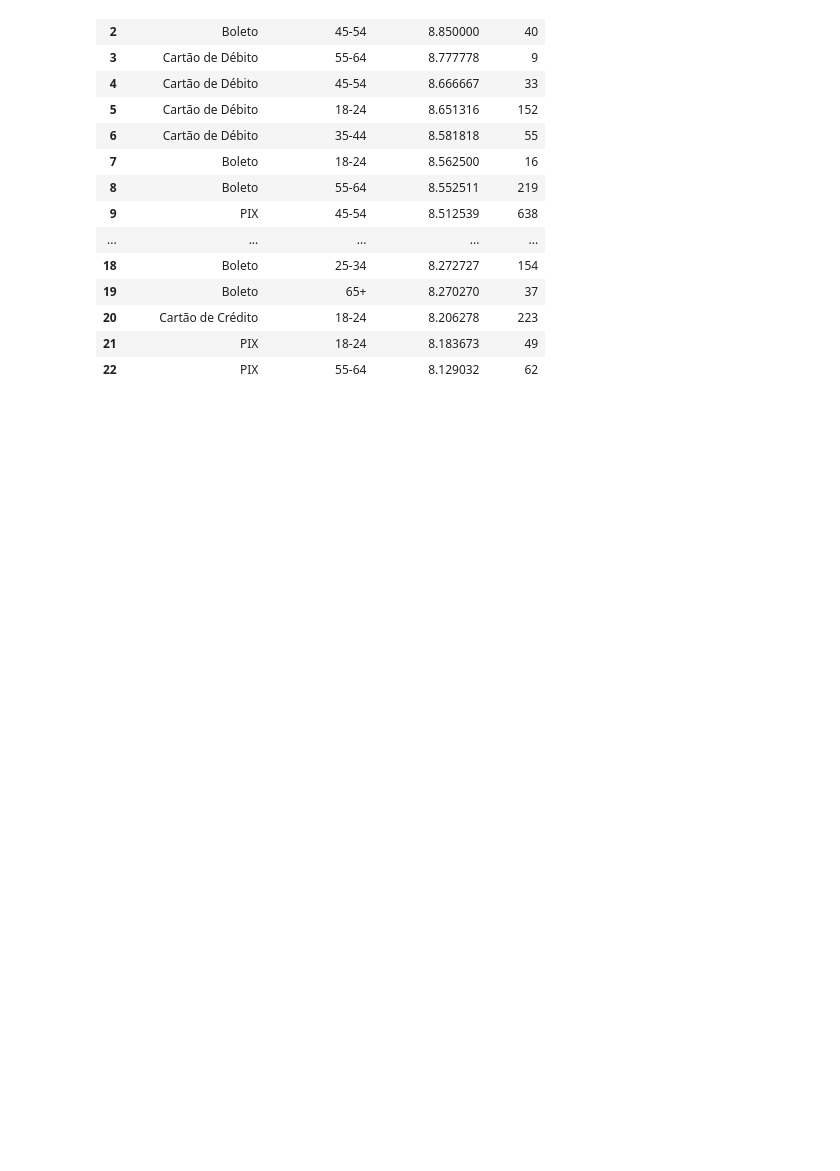
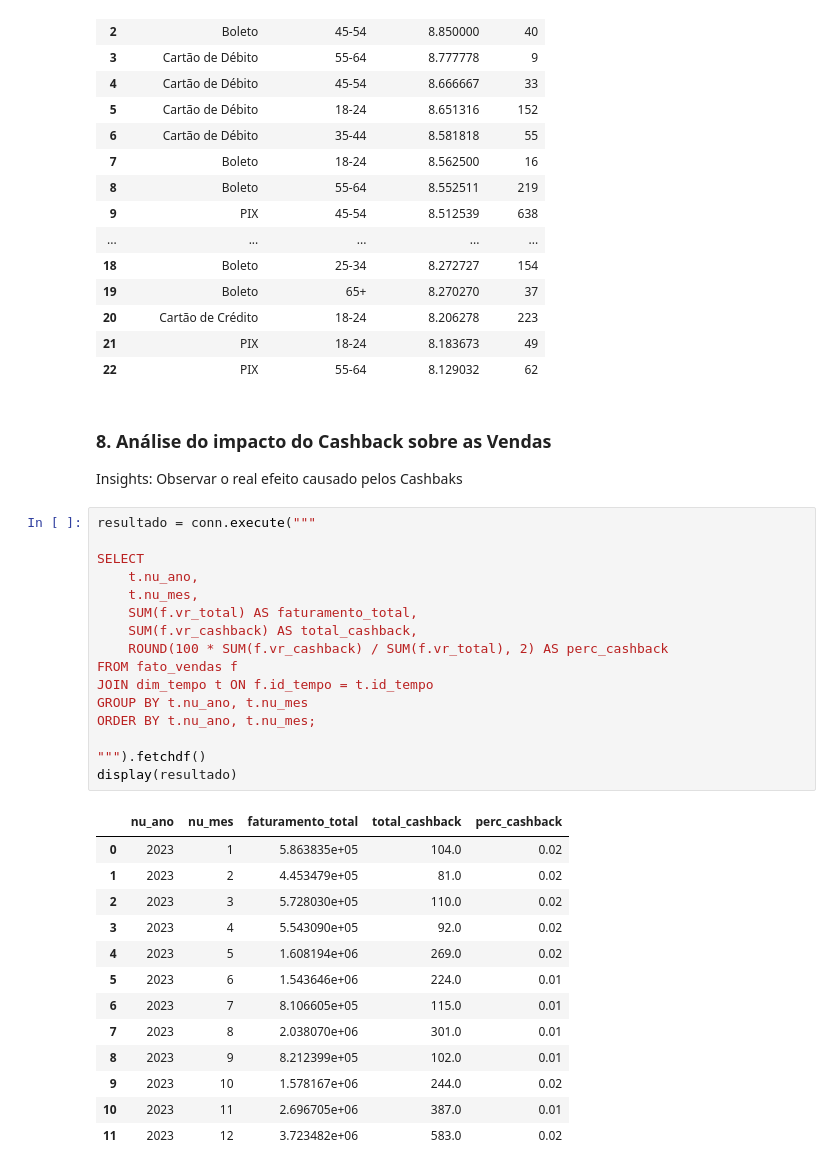
Before and after one commit to ingridalvesz/Insight-Customer-Sales, a Jupyter notebook: notebooks/data_analysis_sql.ipynb, the cells around one changed output. Drawn from its saved outputs; the diff is of its cells as text; blank space fills up the shorter version.

```diff
--- a/notebooks/data_analysis_sql.ipynb
+++ b/notebooks/data_analysis_sql.ipynb
@@ -320,3 +320,37 @@ display(resultado)
 | 20 | Cartão de Crédito | 18-24 | 8.206278 | 223 |
 | 21 | PIX | 18-24 | 8.183673 | 49 |
 | 22 | PIX | 55-64 | 8.129032 | 62 |
+# %% [markdown]
+### 8. Análise do impacto do Cashback sobre as Vendas
+
+Insights: Observar o real efeito causado pelos Cashbaks
+# %%
+resultado = conn.execute("""
+
+SELECT
+    t.nu_ano,
+    t.nu_mes,
+    SUM(f.vr_total) AS faturamento_total,
+    SUM(f.vr_cashback) AS total_cashback,
+    ROUND(100 * SUM(f.vr_cashback) / SUM(f.vr_total), 2) AS perc_cashback
+FROM fato_vendas f
+JOIN dim_tempo t ON f.id_tempo = t.id_tempo
+GROUP BY t.nu_ano, t.nu_mes
+ORDER BY t.nu_ano, t.nu_mes;
+
+""").fetchdf()
+display(resultado)
+# %% [output]
+|  | nu_ano | nu_mes | faturamento_total | total_cashback | perc_cashback |
+| 0 | 2023 | 1 | 5.863835e+05 | 104.0 | 0.02 |
+| 1 | 2023 | 2 | 4.453479e+05 | 81.0 | 0.02 |
+| 2 | 2023 | 3 | 5.728030e+05 | 110.0 | 0.02 |
+| 3 | 2023 | 4 | 5.543090e+05 | 92.0 | 0.02 |
+| 4 | 2023 | 5 | 1.608194e+06 | 269.0 | 0.02 |
+| 5 | 2023 | 6 | 1.543646e+06 | 224.0 | 0.01 |
+| 6 | 2023 | 7 | 8.106605e+05 | 115.0 | 0.01 |
+| 7 | 2023 | 8 | 2.038070e+06 | 301.0 | 0.01 |
+| 8 | 2023 | 9 | 8.212399e+05 | 102.0 | 0.01 |
+| 9 | 2023 | 10 | 1.578167e+06 | 244.0 | 0.02 |
+| 10 | 2023 | 11 | 2.696705e+06 | 387.0 | 0.01 |
+| 11 | 2023 | 12 | 3.723482e+06 | 583.0 | 0.02 |
```
Also changed, not shown: parts of 6 cells of this notebook, 1 other file.
